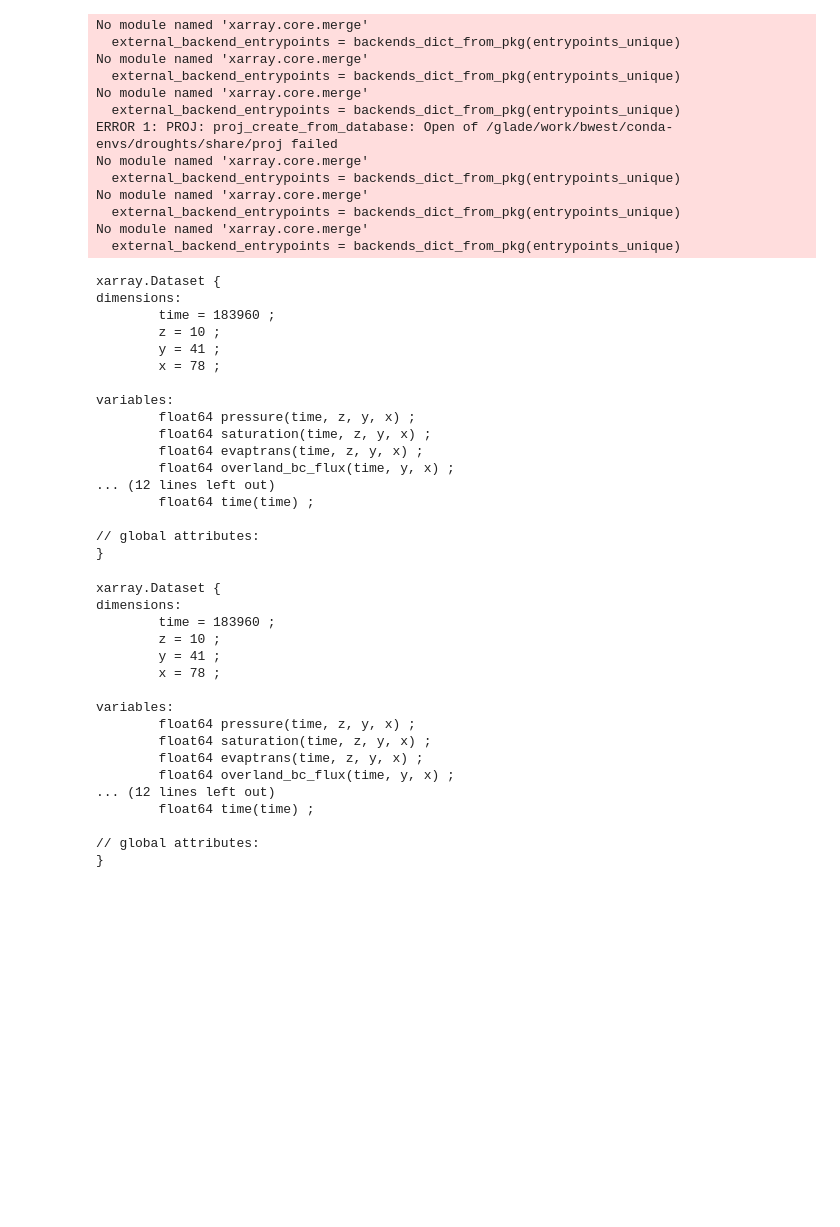
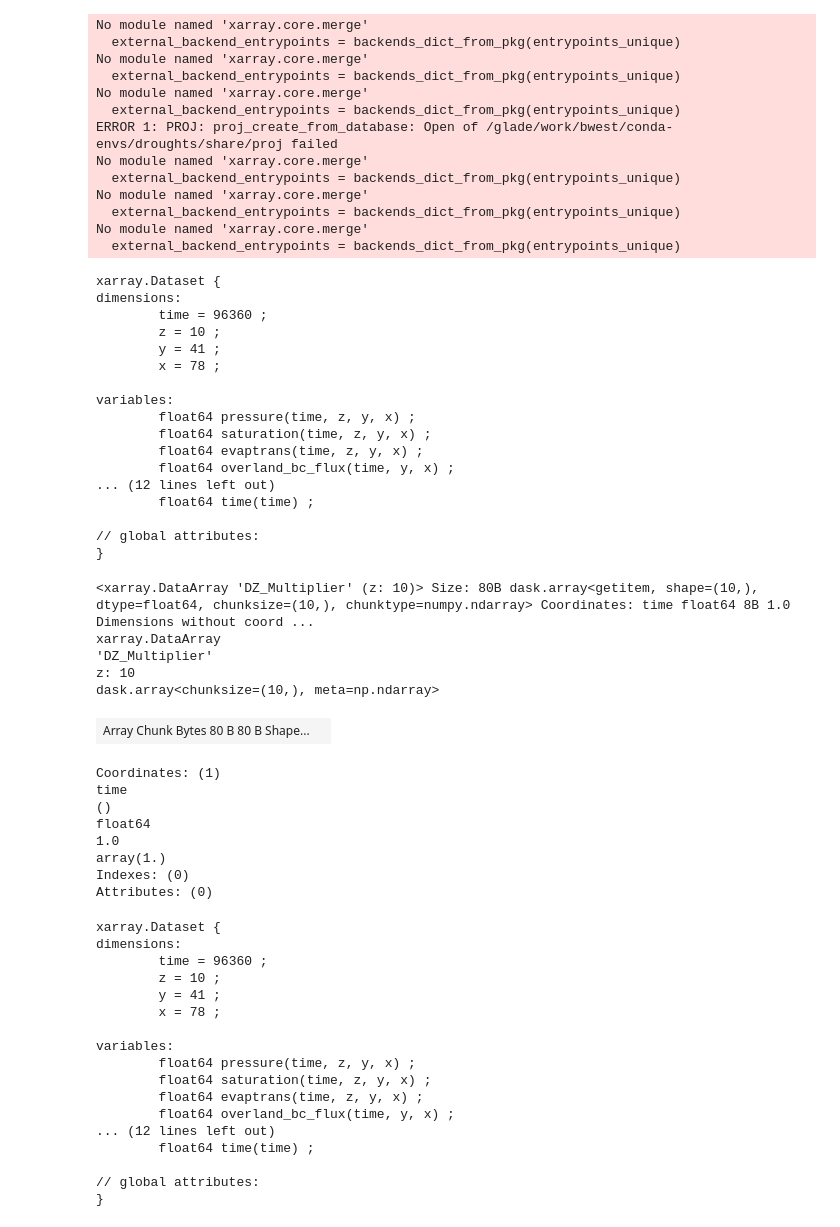
Before and after one commit to westb2/drought-ensemble, a Jupyter notebook: test.ipynb, the cells around one changed output. Saved outputs shown, nothing was run; the diff lists cells and outputs as text; code cells hidden in the pictures; blank space fills up the shorter version.

```diff
--- a/test.ipynb
+++ b/test.ipynb
@@ -16,5 +23,9 @@ import json
 # %%
-files = json.load(open("/glade/derecho/scratch/bwest/drought-ensemble/domains/wolf/processed_full_runs/ensemble_1/8_year_drought/file_locations.json"))
+root_dir = "/glade/derecho/scratch/bwest/drought-ensemble"
+domain = "wolf"
+ensemble_name = "pumping_ensemble"
+ensemble_member = "pumping_0_01"
+files = json.load(open(f"{root_dir}/domains/{domain}/processed_full_runs/{ensemble_name}/{ensemble_member}/file_locations.json"))
 data = xr.open_mfdataset(files, concat_dim="time", combine="nested")
 data.info()
 # run_input_data = xr.open_dataset("/glade/derecho/scratch/bwest/drought-ensemble/domains/potomac/raw_runs/31cdd09f9100c787544e94d87002b367950e5a18af33731896690f6343258437/run.out.00000.nc")
@@ -35,7 +46,7 @@ No module named 'xarray.core.merge'
   external_backend_entrypoints = backends_dict_from_pkg(entrypoints_unique)
 xarray.Dataset {
 dimensions:
-        time = 183960 ;
+        time = 96360 ;
         z = 10 ;
         y = 41 ;
         x = 78 ;
@@ -90,2 +103,19 @@ variables:
 outlet_x = 18
 outlet_y = 21
+# %%
+data.DZ_Multiplier.isel(time=0, x=0,y=0)
+# %% [output]
+<xarray.DataArray 'DZ_Multiplier' (z: 10)> Size: 80B dask.array<getitem, shape=(10,), dtype=float64, chunksize=(10,), chunktype=numpy.ndarray> Coordinates: time float64 8B 1.0 Dimensions without coord ...
+xarray.DataArray
+'DZ_Multiplier'
+z: 10
+dask.array<chunksize=(10,), meta=np.ndarray>
+| Array Chunk Bytes 80 B 80 B Shape... |  |
+Coordinates: (1)
+time
+()
+float64
+1.0
+array(1.)
+Indexes: (0)
+Attributes: (0)
@@ -94,7 +127,7 @@ data.info()
 # %% [output]
 xarray.Dataset {
 dimensions:
-        time = 183960 ;
+        time = 96360 ;
         z = 10 ;
         y = 41 ;
         x = 78 ;
```
Also changed, not shown: parts of 14 cells of this notebook, 27 other files.
